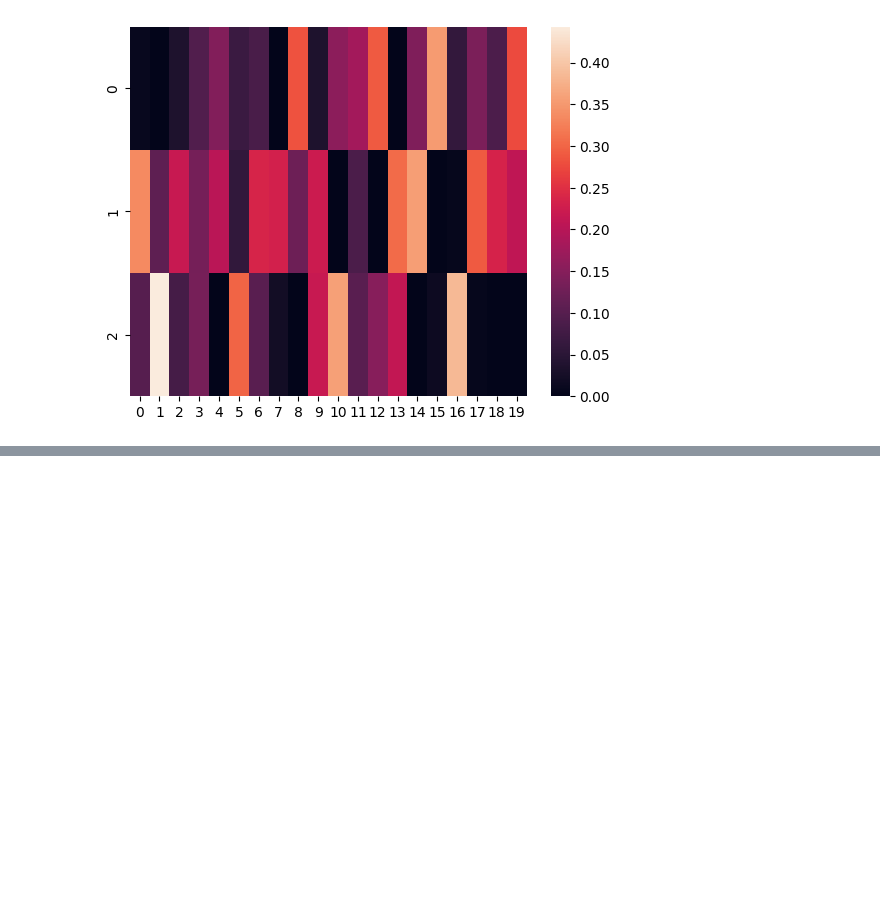
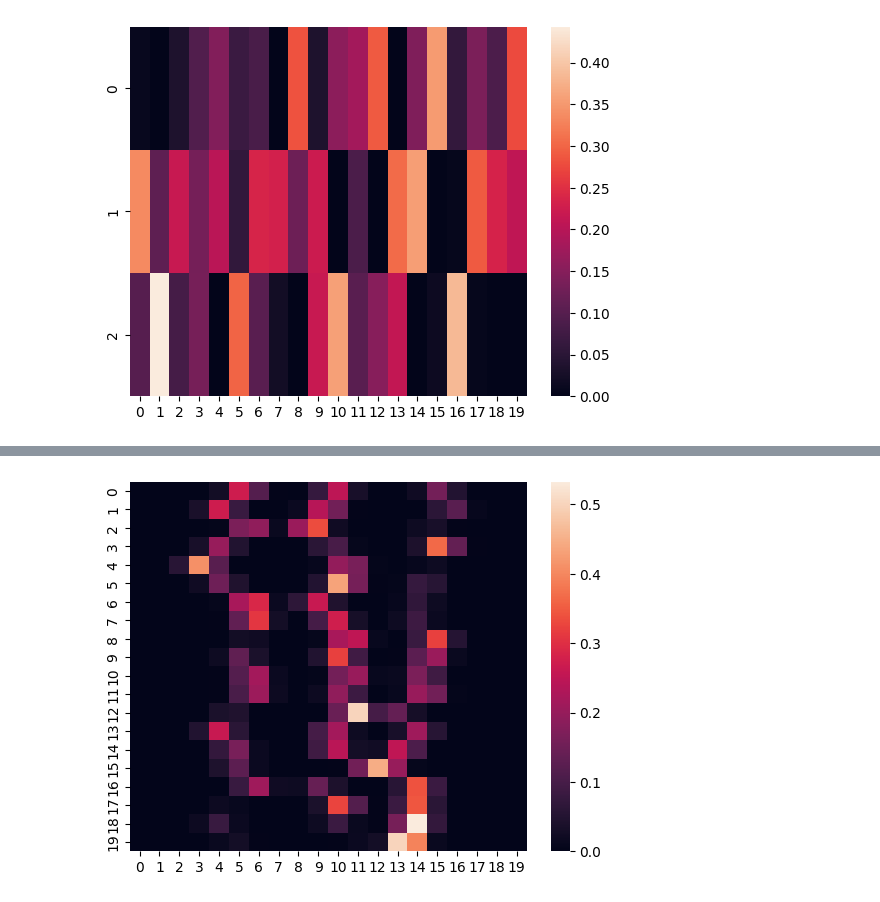
Before and after one commit to AlekseiShevkoplias/wassnmf, a Jupyter notebook: notebooks/example_GPU.ipynb, the cells around one changed output, grey strips where cells are left out. Drawn from its saved outputs; the diff is of its cells as text; code cells hidden in the pictures; blank space fills up the shorter version.

```diff
--- a/notebooks/example_GPU.ipynb
+++ b/notebooks/example_GPU.ipynb
@@ -341,0 +438,5 @@ Reconstruction Error (GPU): tensor(1.6842, grad_fn=<LinalgVectorNormBackward0>)
+# %%
+sns.heatmap(X.T[np.argsort(pca_pt.T)[0]])
+plt.show()
+# %% [output]
+[figure, added]
```
Also changed, not shown: parts of 27 cells of this notebook, 2 other files.
